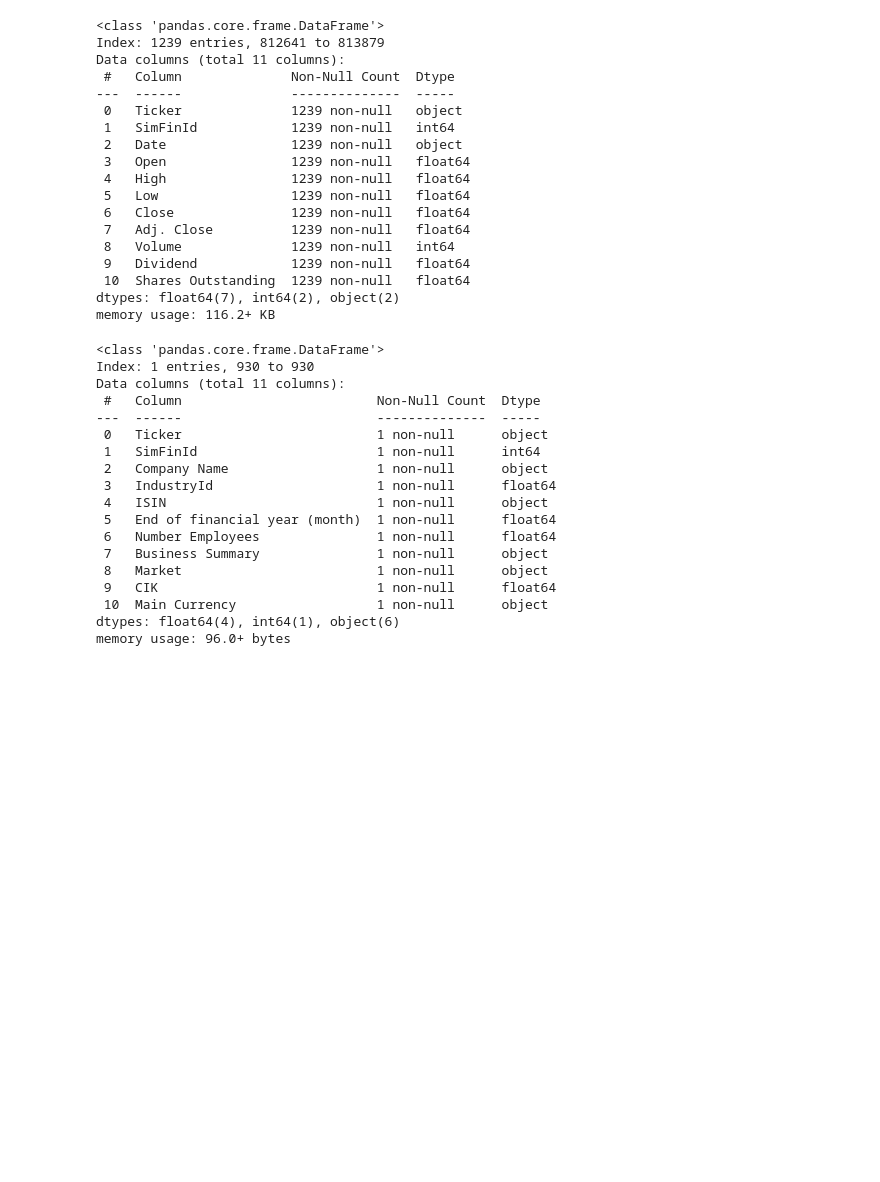
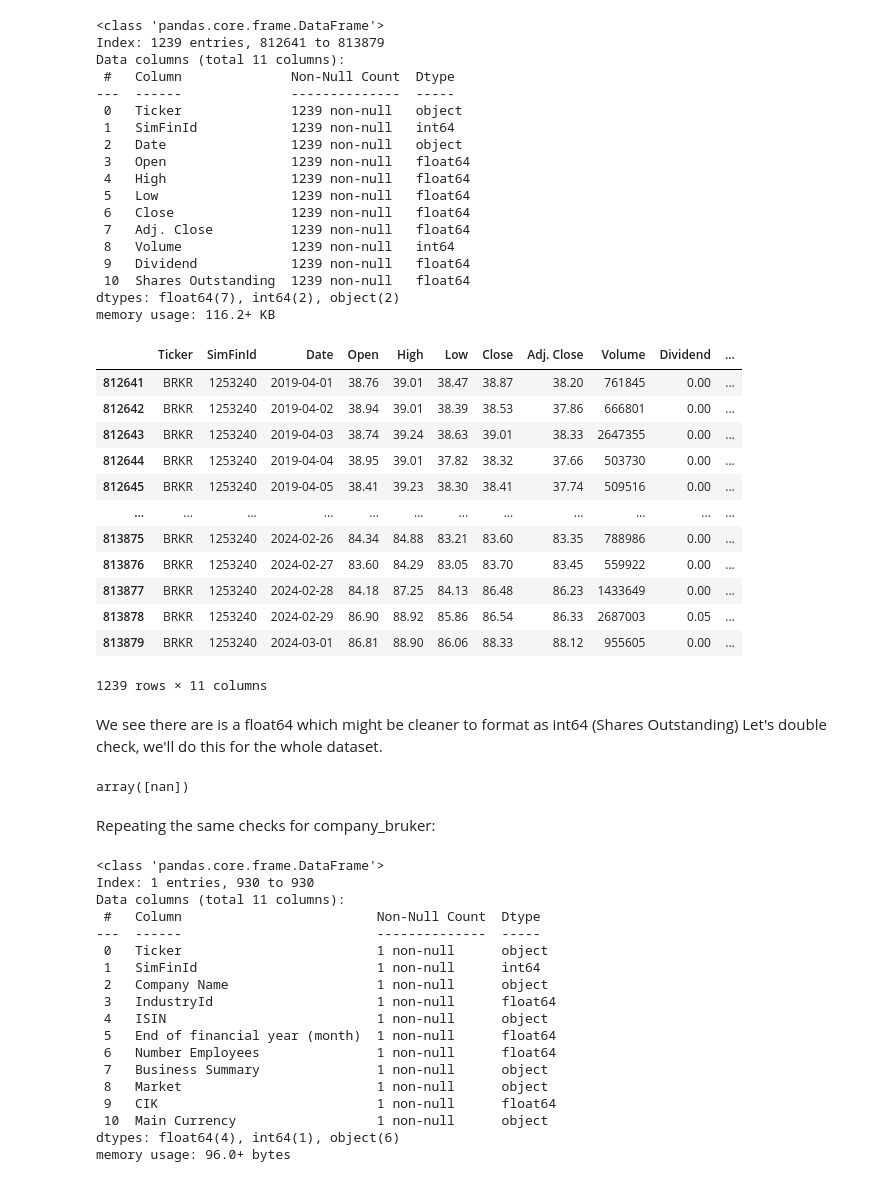
Before and after one commit to camillaperotti/mbd-python-tradingsystem, a Jupyter notebook: ETL/ETL_C1.ipynb, the cells around one changed output. Drawn from its saved outputs; the diff is of its cells as text; code cells hidden in the pictures; blank space fills up the shorter version.

```diff
--- a/ETL/ETL_C1.ipynb
+++ b/ETL/ETL_C1.ipynb
@@ -69,6 +70,7 @@ company_bruker
 | 930 | BRKR | 1253240 | BRUKER CORP | 106001.0 | US1167941087 | 12.0 | 7400.0 | ... |
 # %%
 prices_bruker = prices[prices["SimFinId"] == 1253240]
+prices_bruker = prices_bruker.copy()
 prices_bruker
 # %% [output]
 |  | Ticker | SimFinId | Date | Open | High | Low | Close | Adj. Close | Volume | Dividend | ... |
@@ -235,3 +229,27 @@ memory usage: 116.2+ KB
+# %%
+prices_bruker
+# %% [output]
+|  | Ticker | SimFinId | Date | Open | High | Low | Close | Adj. Close | Volume | Dividend | ... |
+| 812641 | BRKR | 1253240 | 2019-04-01 | 38.76 | 39.01 | 38.47 | 38.87 | 38.20 | 761845 | 0.00 | ... |
+| 812642 | BRKR | 1253240 | 2019-04-02 | 38.94 | 39.01 | 38.39 | 38.53 | 37.86 | 666801 | 0.00 | ... |
+| 812643 | BRKR | 1253240 | 2019-04-03 | 38.74 | 39.24 | 38.63 | 39.01 | 38.33 | 2647355 | 0.00 | ... |
+| 812644 | BRKR | 1253240 | 2019-04-04 | 38.95 | 39.01 | 37.82 | 38.32 | 37.66 | 503730 | 0.00 | ... |
+| 812645 | BRKR | 1253240 | 2019-04-05 | 38.41 | 39.23 | 38.30 | 38.41 | 37.74 | 509516 | 0.00 | ... |
+| ... | ... | ... | ... | ... | ... | ... | ... | ... | ... | ... | ... |
+| 813875 | BRKR | 1253240 | 2024-02-26 | 84.34 | 84.88 | 83.21 | 83.60 | 83.35 | 788986 | 0.00 | ... |
+| 813876 | BRKR | 1253240 | 2024-02-27 | 83.60 | 84.29 | 83.05 | 83.70 | 83.45 | 559922 | 0.00 | ... |
+| 813877 | BRKR | 1253240 | 2024-02-28 | 84.18 | 87.25 | 84.13 | 86.48 | 86.23 | 1433649 | 0.00 | ... |
+| 813878 | BRKR | 1253240 | 2024-02-29 | 86.90 | 88.92 | 85.86 | 86.54 | 86.33 | 2687003 | 0.05 | ... |
+| 813879 | BRKR | 1253240 | 2024-03-01 | 86.81 | 88.90 | 86.06 | 88.33 | 88.12 | 955605 | 0.00 | ... |
+1239 rows × 11 columns
+# %% [markdown]
+We see there are is a float64 which might be cleaner to format as int64 (Shares Outstanding) Let's double check, we'll do this for the whole dataset.
+# %%
+prices[prices["Shares Outstanding"] % 1 != 0]["Shares Outstanding"].unique()
+# %% [output]
+array([nan])
+# %% [markdown]
+Repeating the same checks for company_bruker:
 # %%
 company_bruker.info()
 # %% [output]
```
Also changed, not shown: parts of 7 cells of this notebook.
